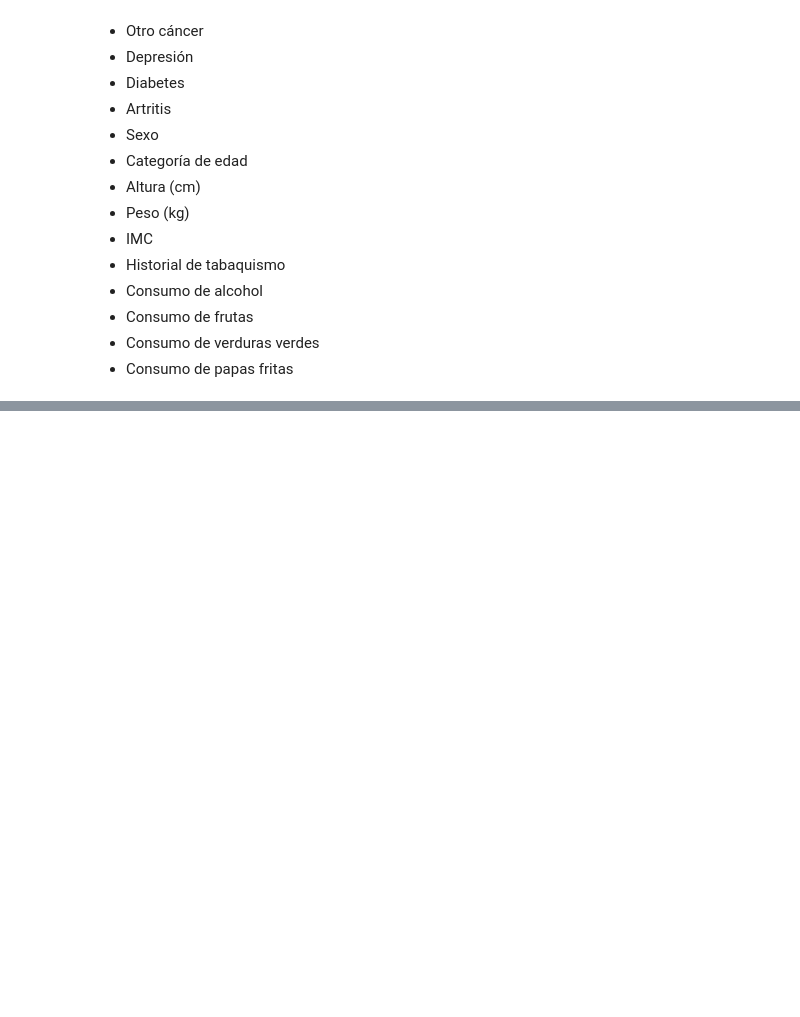
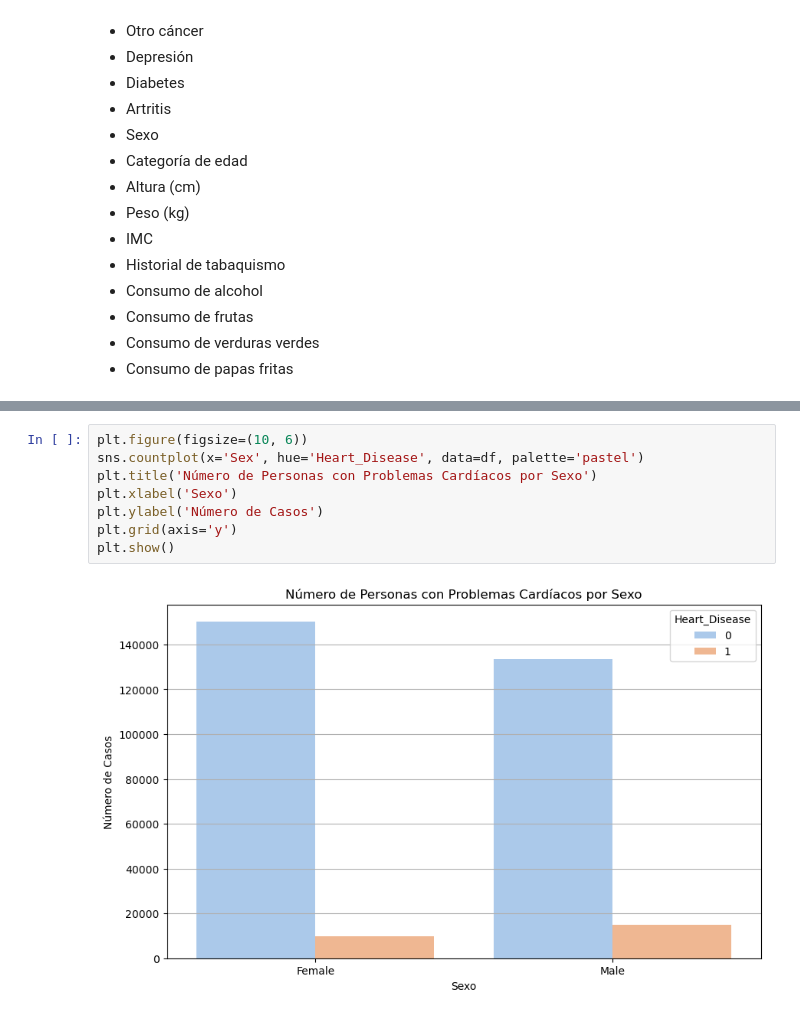
Before and after one commit to AdriCasenave/Cardiovascular-Diseases-Risk-Prediction-Dataset, a Jupyter notebook: Primera_Entrega.ipynb, the cells around one changed output, grey strips where cells are left out. Drawn from its saved outputs; the diff is of its cells as text; blank space fills up the shorter version.

```diff
--- a/Primera_Entrega.ipynb
+++ b/Primera_Entrega.ipynb
@@ -49,0 +240,10 @@ Se cuenta con la siguiente información:
+# %%
+plt.figure(figsize=(10, 6))
+sns.countplot(x='Sex', hue='Heart_Disease', data=df, palette='pastel')
+plt.title('Número de Personas con Problemas Cardíacos por Sexo')
+plt.xlabel('Sexo')
+plt.ylabel('Número de Casos')
+plt.grid(axis='y')
+plt.show()
+# %% [output]
+[figure, added]
```
Also changed, not shown: parts of 19 cells of this notebook.
